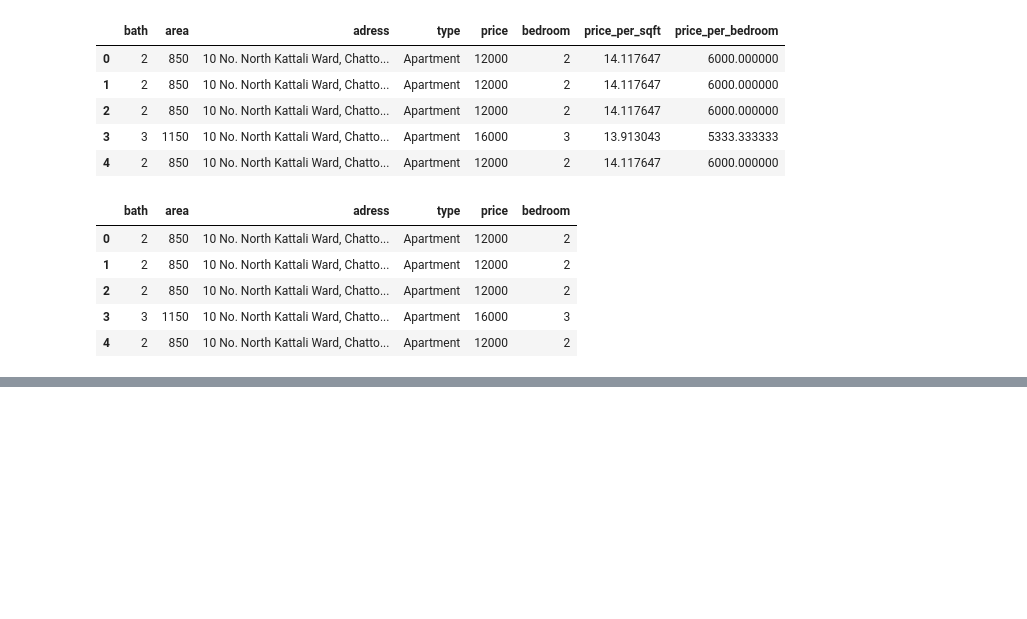
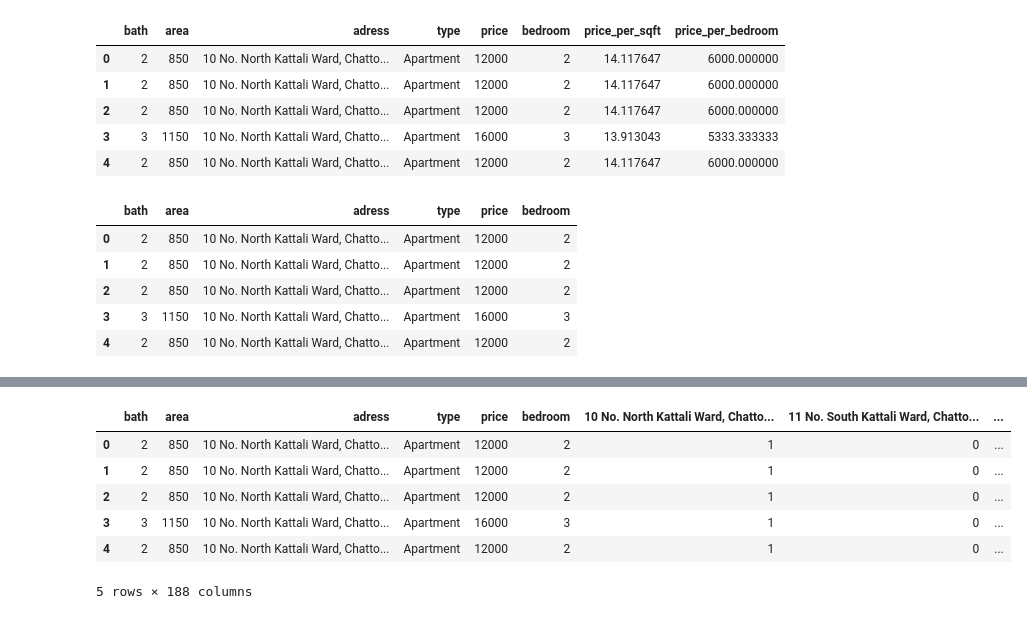
Before and after one commit to Abdullah-Nasir-Chowdhury/Bangladesh-Real-Estate-Rent-Analysis, a Jupyter notebook: RealEstateRentPrediction.ipynb, the cells around one changed output, grey strips where cells are left out. Saved outputs shown, nothing was run; the diff lists cells and outputs as text; code cells hidden in the pictures; blank space fills up the shorter version.

```diff
--- a/RealEstateRentPrediction.ipynb
+++ b/RealEstateRentPrediction.ipynb
@@ -683,3 +683,9 @@ df9.head()
 | 2 | 2 | 850 | 10 No. North Kattali Ward, Chatto... | Apartment | 12000 | 2 |
 | 3 | 3 | 1150 | 10 No. North Kattali Ward, Chatto... | Apartment | 16000 | 3 |
 | 4 | 2 | 850 | 10 No. North Kattali Ward, Chatto... | Apartment | 12000 | 2 |
+# %%
+# machine learning models cant read text columns so you have to convert it into numeric data
+# one way is to use get_dummies() method
+
+dummies = pd.get_dummies(df9.adress)
+dummies.head()
@@ -685,0 +700,12 @@ df9.head()
+# %%
+# create a data frame that has dummies in it
+df10 = pd.concat([df9,dummies], axis='columns')
+df10.head()
+# %% [output]
+|  | bath | area | adress | type | price | bedroom | 10 No. North Kattali Ward, Chatto... | 11 No. South Kattali Ward, Chatto... | ... |
+| 0 | 2 | 850 | 10 No. North Kattali Ward, Chatto... | Apartment | 12000 | 2 | 1 | 0 | ... |
+| 1 | 2 | 850 | 10 No. North Kattali Ward, Chatto... | Apartment | 12000 | 2 | 1 | 0 | ... |
+| 2 | 2 | 850 | 10 No. North Kattali Ward, Chatto... | Apartment | 12000 | 2 | 1 | 0 | ... |
+| 3 | 3 | 1150 | 10 No. North Kattali Ward, Chatto... | Apartment | 16000 | 3 | 1 | 0 | ... |
+| 4 | 2 | 850 | 10 No. North Kattali Ward, Chatto... | Apartment | 12000 | 2 | 1 | 0 | ... |
+5 rows × 188 columns
```
Also changed, not shown: parts of 24 cells of this notebook, 2 other files.
